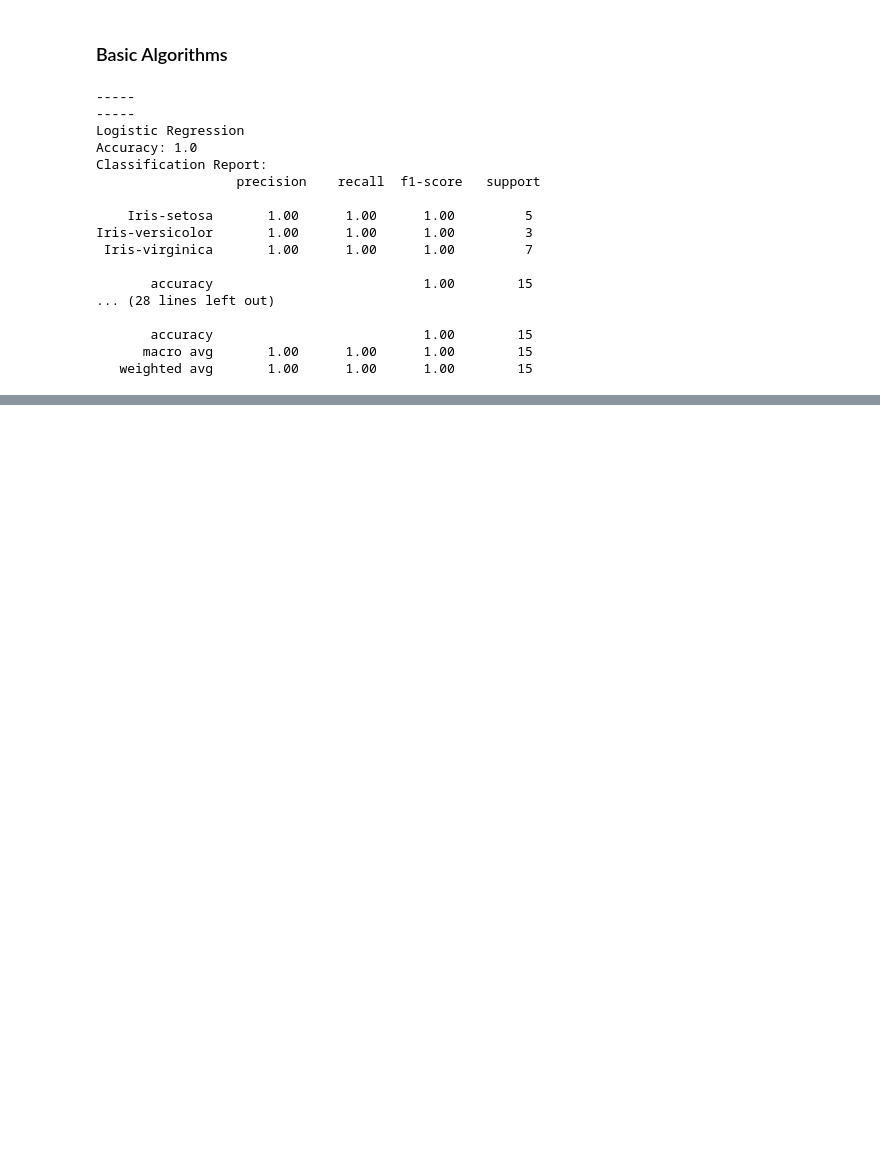
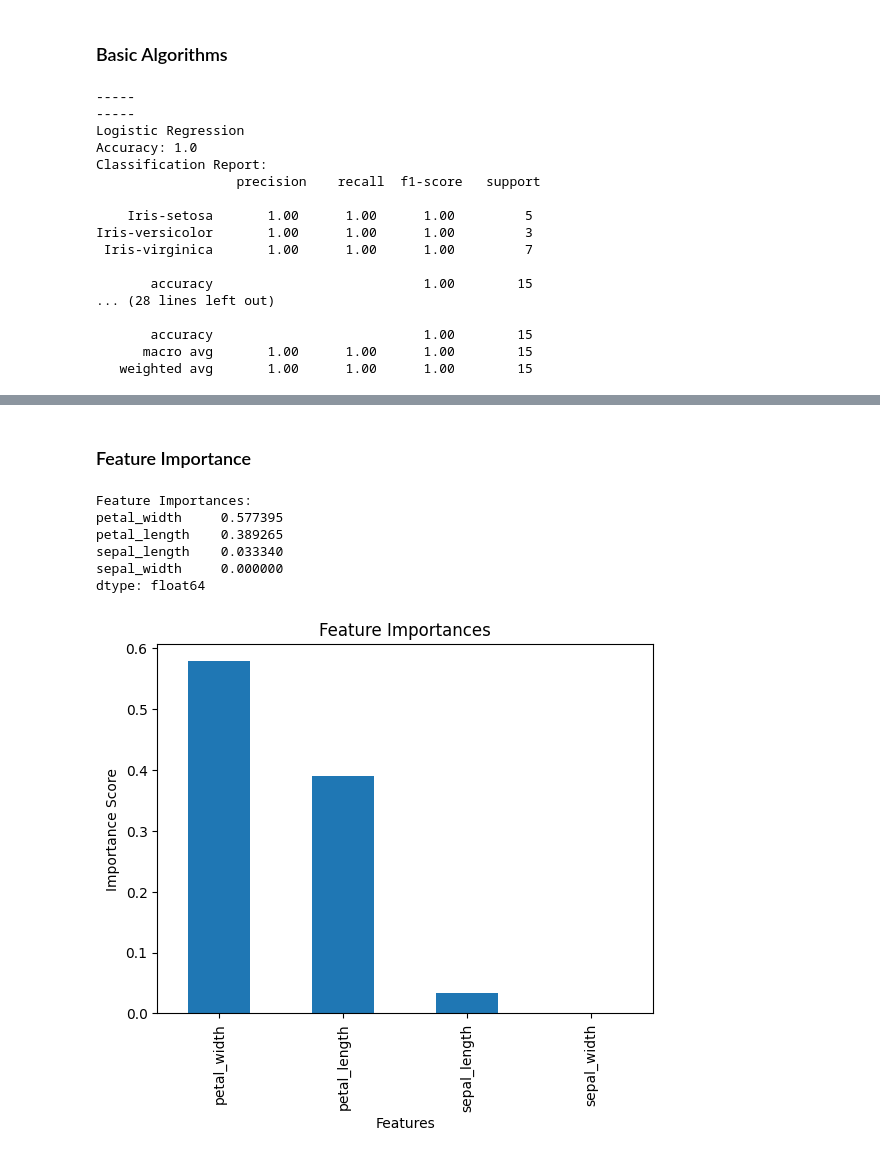
Before and after one commit to JoshuaPaul-lasisi/Iris-Flower-Classification, a Jupyter notebook: notebook.ipynb, the cells around one changed output, grey strips where cells are left out. Drawn from its saved outputs; the diff is of its cells as text; code cells hidden in the pictures; blank space fills up the shorter version.

```diff
--- a/notebook.ipynb
+++ b/notebook.ipynb
@@ -154,0 +171,23 @@ Iris-versicolor       1.00      1.00      1.00         6
+# %% [markdown]
+### Feature Importance
+# %%
+feature_importances = pd.Series(tree.feature_importances_, index=X_train.columns)
+feature_importances.sort_values(ascending=False, inplace=True)
+
+print("Feature Importances:")
+print(feature_importances)
+
+# Visualize Feature Importances
+feature_importances.plot(kind='bar')
+plt.title('Feature Importances')
+plt.xlabel('Features')
+plt.ylabel('Importance Score')
+plt.show()
+# %% [output]
+Feature Importances:
+petal_width     0.577395
+petal_length    0.389265
+sepal_length    0.033340
+sepal_width     0.000000
+dtype: float64
+[figure, added]
```
Also changed, not shown: parts of 9 cells of this notebook.
